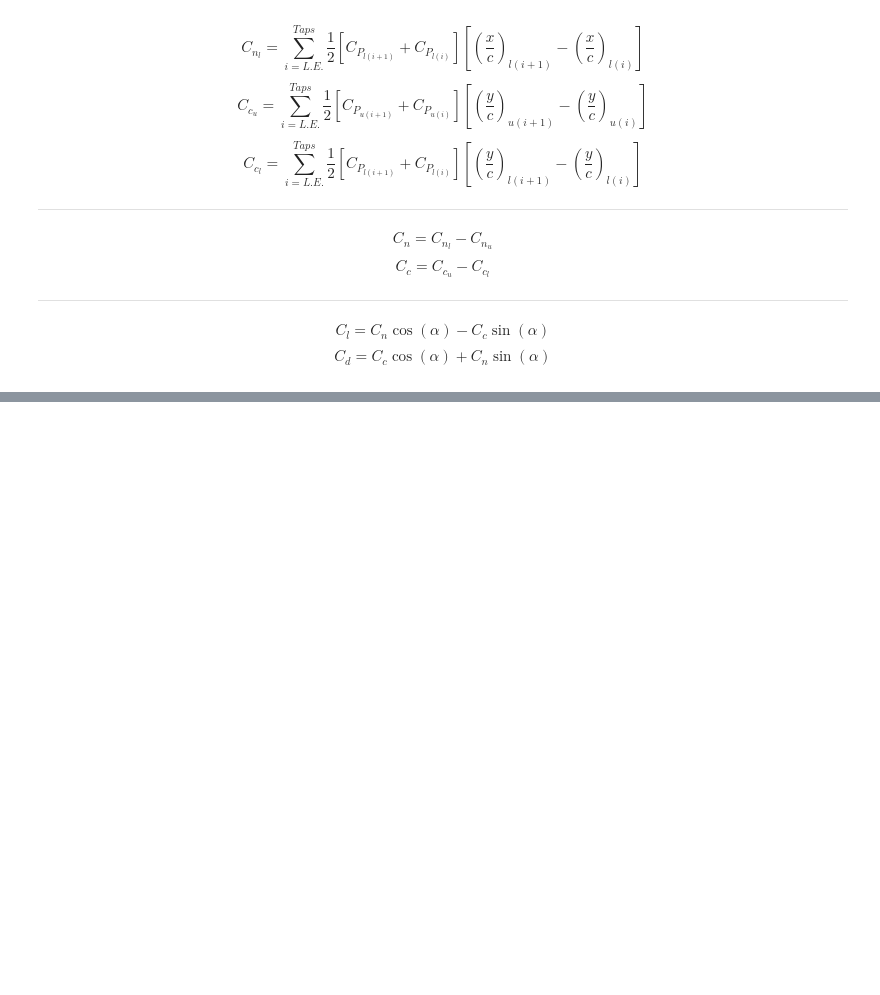
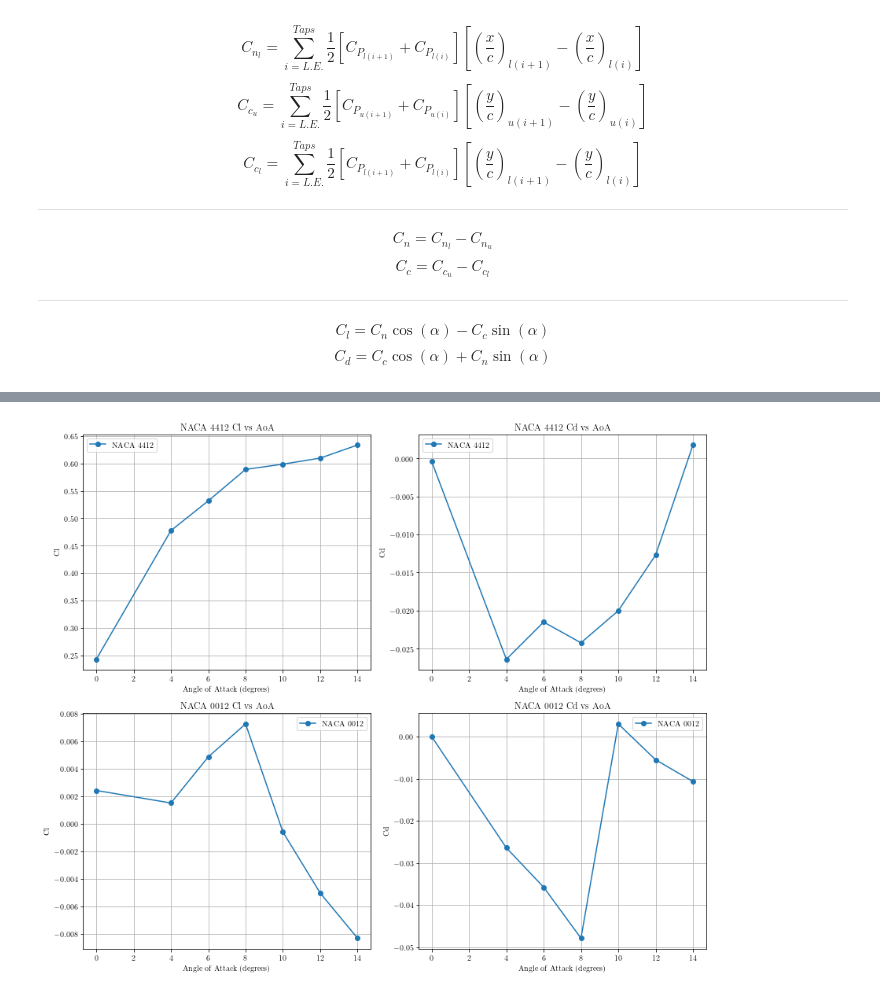
Before and after one commit to HarrisonStoelting/AeroLab, a Jupyter notebook: Lab_1.ipynb, the cells around one changed output, grey strips where cells are left out. Saved outputs shown, nothing was run; the diff lists cells and outputs as text; code cells hidden in the pictures; blank space fills up the shorter version.

```diff
--- a/Lab_1.ipynb
+++ b/Lab_1.ipynb
@@ -621,0 +646,62 @@ NACA 4412
+# %%
+# Cl vs AoA, Cd vs AoA
+angles_of_attack = [0, 4, 6, 8, 10, 12, 14]
+
+# Calculate Cl and Cd for both airfoils at different angles of attack
+cl_4412 = []
+cd_4412 = []
+cl_0012 = []
+cd_0012 = []
+
+for aoa in angles_of_attack:
+    cl, cd = cl_cd_4412(aoa)
+    cl_4412.append(cl)
+    cd_4412.append(cd)
+
+    cl, cd = cl_cd_0012(aoa)
+    cl_0012.append(cl)
+    cd_0012.append(cd)
+
+# Create four plots (Cl vs AoA and Cd vs AoA for both airfoils)
+plt.figure(figsize=(12, 10), facecolor='white')
+
+# Plot Cl vs AoA for NACA 4412
+plt.subplot(2, 2, 1, facecolor='white')
+plt.plot(angles_of_attack, cl_4412, marker='o', linestyle='-', label='NACA 4412')
+plt.xlabel('Angle of Attack (degrees)')
+plt.ylabel('Cl')
+plt.title('NACA 4412 Cl vs AoA')
+plt.grid(True)
+plt.legend()
+
+# Plot Cd vs AoA for NACA 4412
+plt.subplot(2, 2, 2, facecolor='white')
+plt.plot(angles_of_attack, cd_4412, marker='o', linestyle='-', label='NACA 4412')
+plt.xlabel('Angle of Attack (degrees)')
+plt.ylabel('Cd')
+plt.title('NACA 4412 Cd vs AoA')
+plt.grid(True)
+plt.legend()
+
+# Plot Cl vs AoA for NACA 0012
+plt.subplot(2, 2, 3, facecolor='white')
+plt.plot(angles_of_attack, cl_0012, marker='o', linestyle='-', label='NACA 0012')
+plt.xlabel('Angle of Attack (degrees)')
+plt.ylabel('Cl')
+plt.title('NACA 0012 Cl vs AoA')
+plt.grid(True)
+plt.legend()
+
+# Plot Cd vs AoA for NACA 0012
+plt.subplot(2, 2, 4, facecolor='white')
+plt.plot(angles_of_attack, cd_0012, marker='o', linestyle='-', label='NACA 0012')
+plt.xlabel('Angle of Attack (degrees)')
+plt.ylabel('Cd')
+plt.title('NACA 0012 Cd vs AoA')
+plt.grid(True)
+plt.legend()
+
+plt.tight_layout()
+plt.show()
+# %% [output]
+[figure, added]
```
Also changed, not shown: parts of 6 cells of this notebook, 5 other files.
